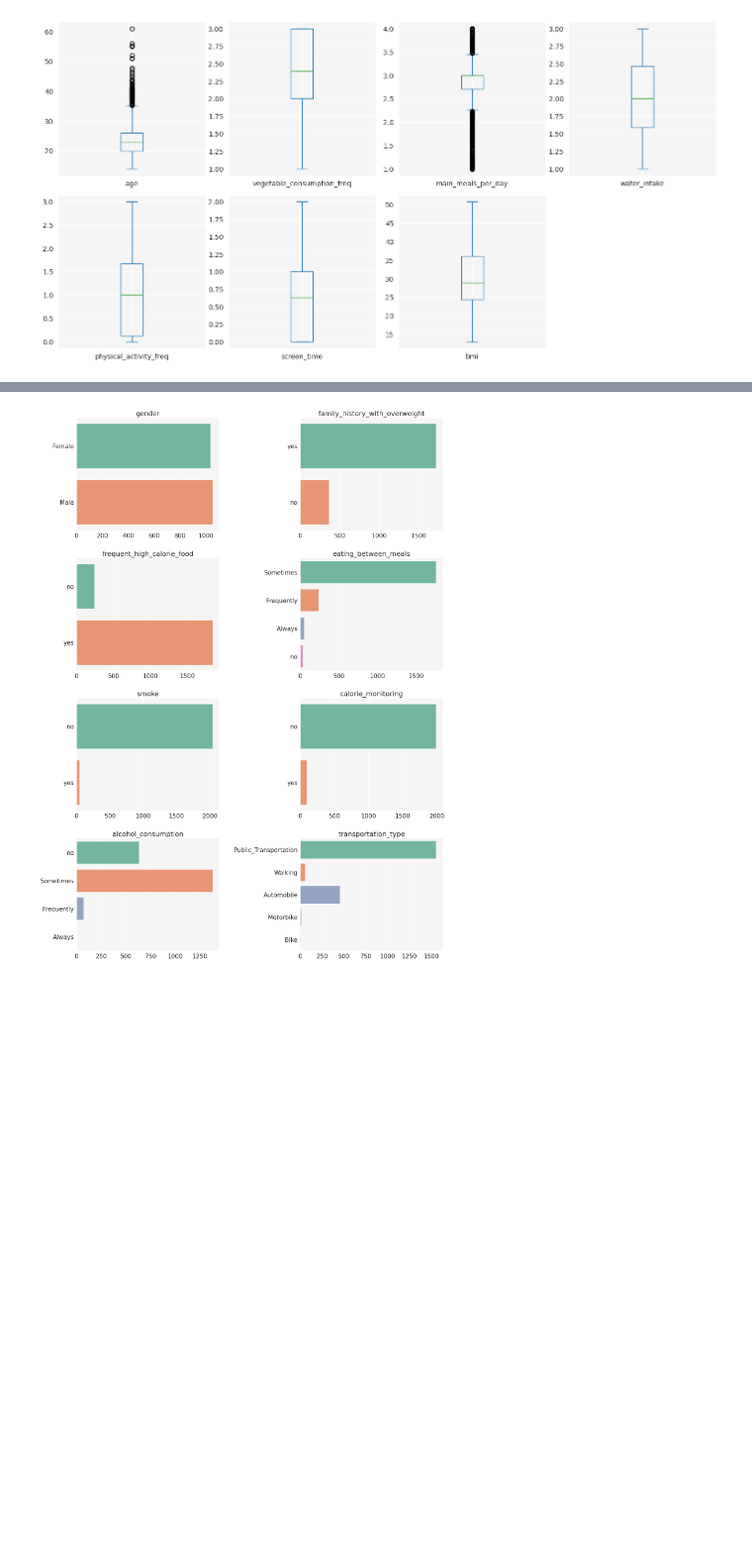
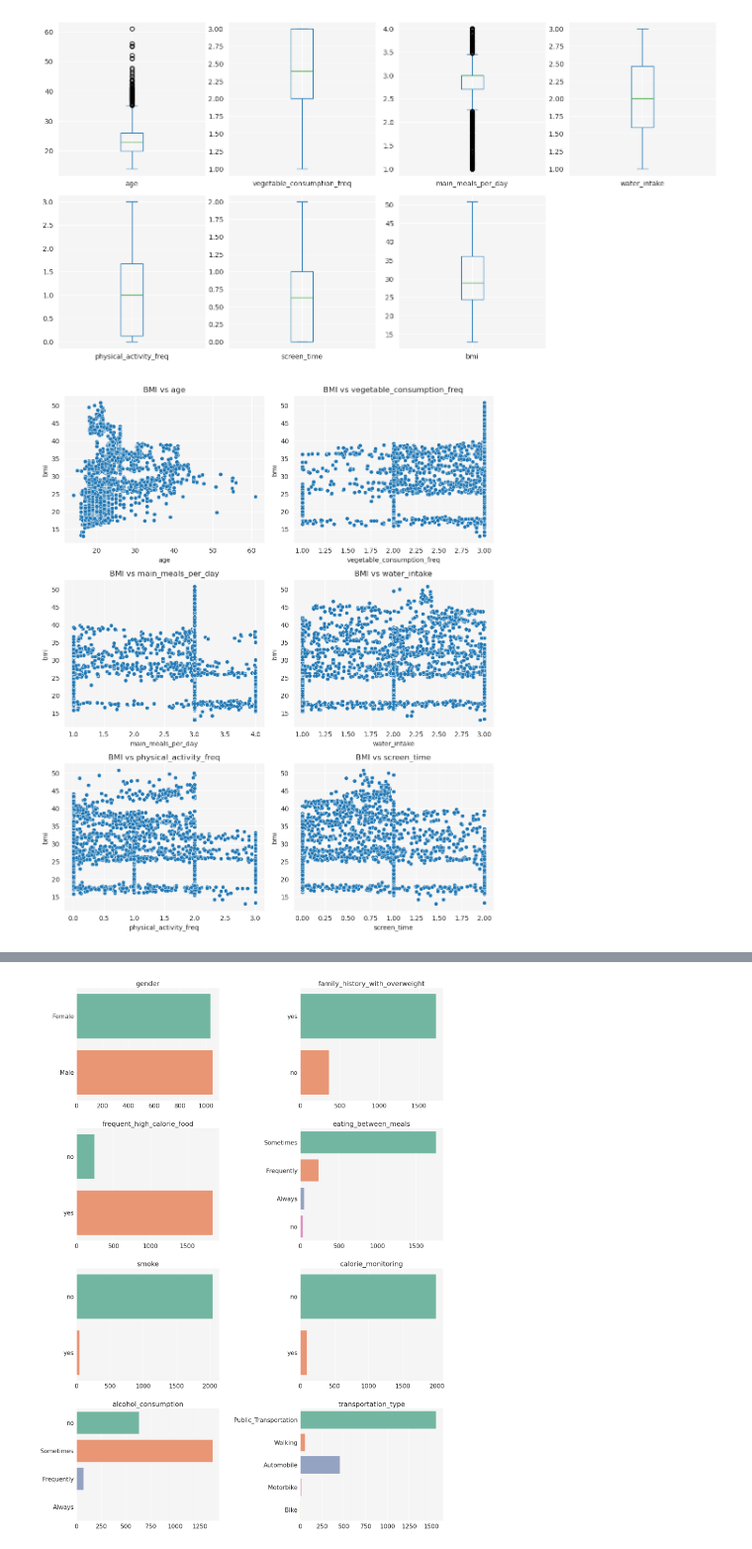
Before and after one commit to PetaGb/BMI-regression, a Jupyter notebook: EDA.ipynb, the cells around one changed output, grey strips where cells are left out. Shown at 99% size. Cells and saved outputs as stored; diff of their text form; code cells hidden in the pictures; blank space fills up the shorter version.

```diff
--- a/EDA.ipynb
+++ b/EDA.ipynb
@@ -147,3 +147,22 @@ plt.tight_layout()
 plt.show()
 # %% [output]
 [figure]
+# %%
+numeric_df = bmi_raw.select_dtypes(include='number')
+cols_to_plot = [col for col in numeric_df if col != 'bmi']
+
+cols_per_row = 2
+n = len(cols_to_plot)
+rows = math.ceil(n / cols_per_row)
+
+fig, axes = plt.subplots(rows, cols_per_row, figsize=(5*cols_per_row, 4*rows))
+axes = axes.flatten()
+
+for i, col in enumerate(cols_to_plot):
+    sns.scatterplot(data=bmi_raw, x=col, y='bmi', ax=axes[i])
+    axes[i].set_title(f'BMI vs {col}')
+
+plt.tight_layout()
+plt.show()
+# %% [output]
+[figure, added]
```
Also changed, not shown: parts of 7 cells of this notebook.
